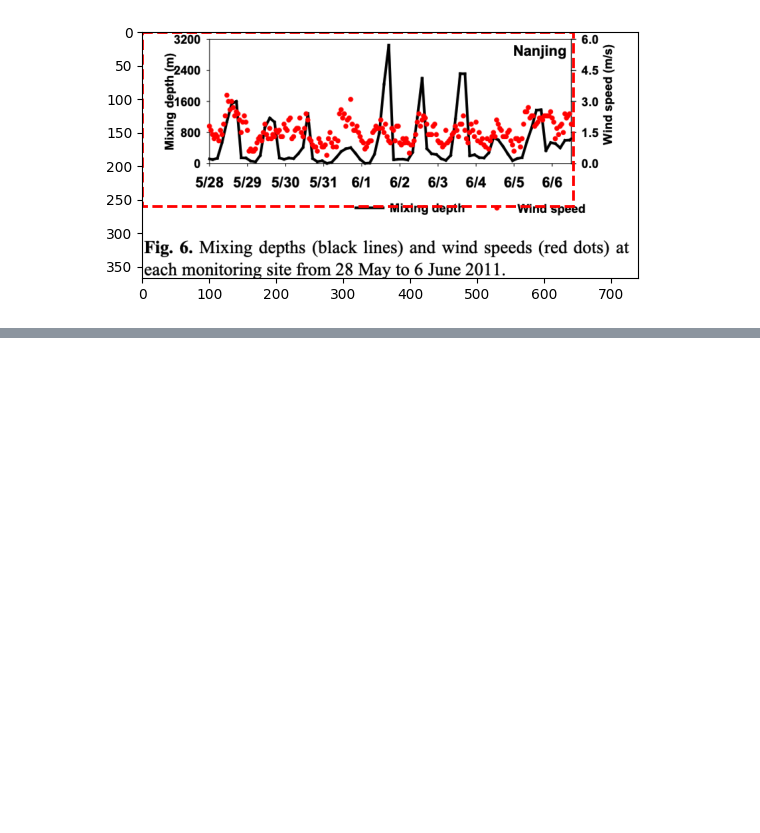
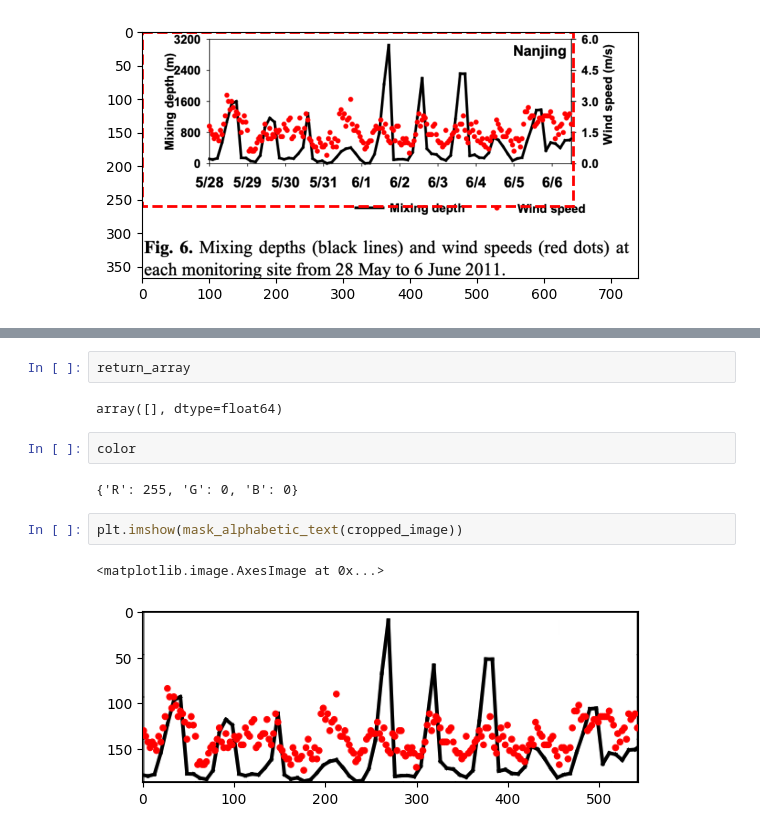
Before and after one commit to Wangmerlyn/LLM-Chart-Extraction, a Jupyter notebook: new_sep_debug.ipynb, the cells around one changed output, grey strips where cells are left out. Saved outputs shown, nothing was run; the diff lists cells and outputs as text; blank space fills up the shorter version.

```diff
--- a/new_sep_debug.ipynb
+++ b/new_sep_debug.ipynb
@@ -130,0 +152,13 @@ detect_axis_bounding_box_contour(image, debug=True)
+# %%
+return_array
+# %% [output]
+array([], dtype=float64)
+# %%
+color
+# %% [output]
+{'R': 255, 'G': 0, 'B': 0}
+# %%
+plt.imshow(mask_alphabetic_text(cropped_image))
+# %% [output]
+<matplotlib.image.AxesImage at 0x...>
+[figure, added]
```
Also changed, not shown: parts of 8 cells of this notebook, 17 other files.
